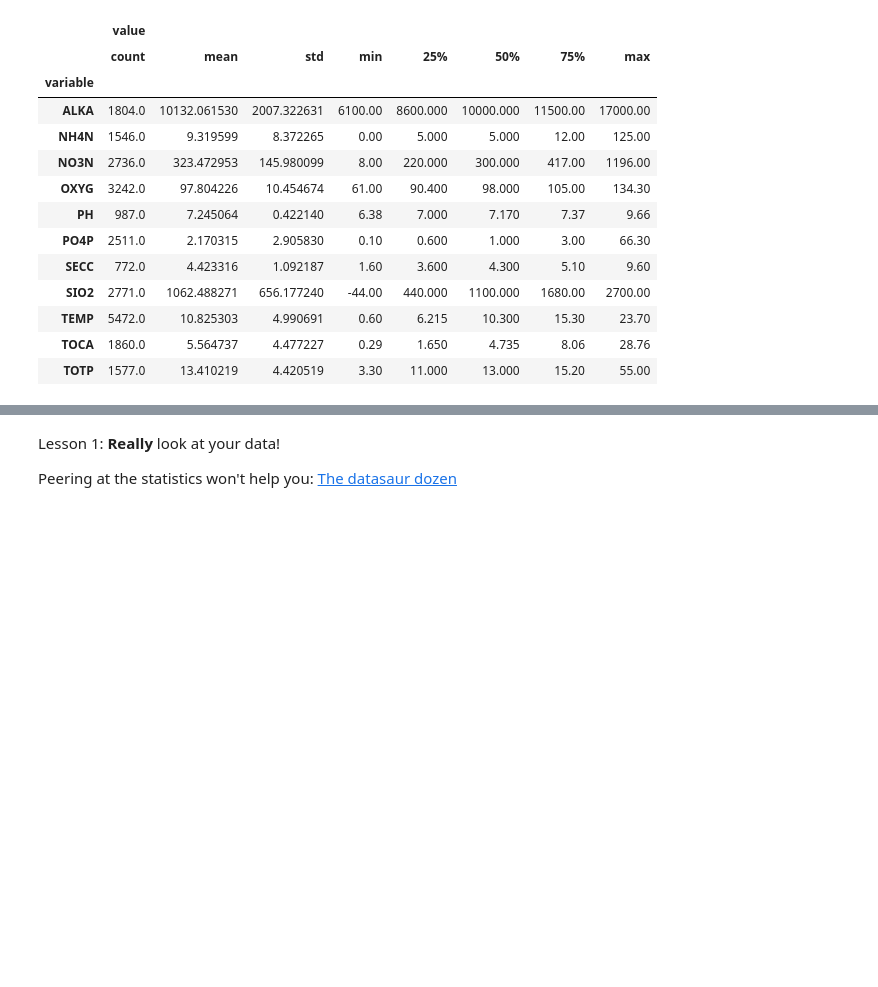
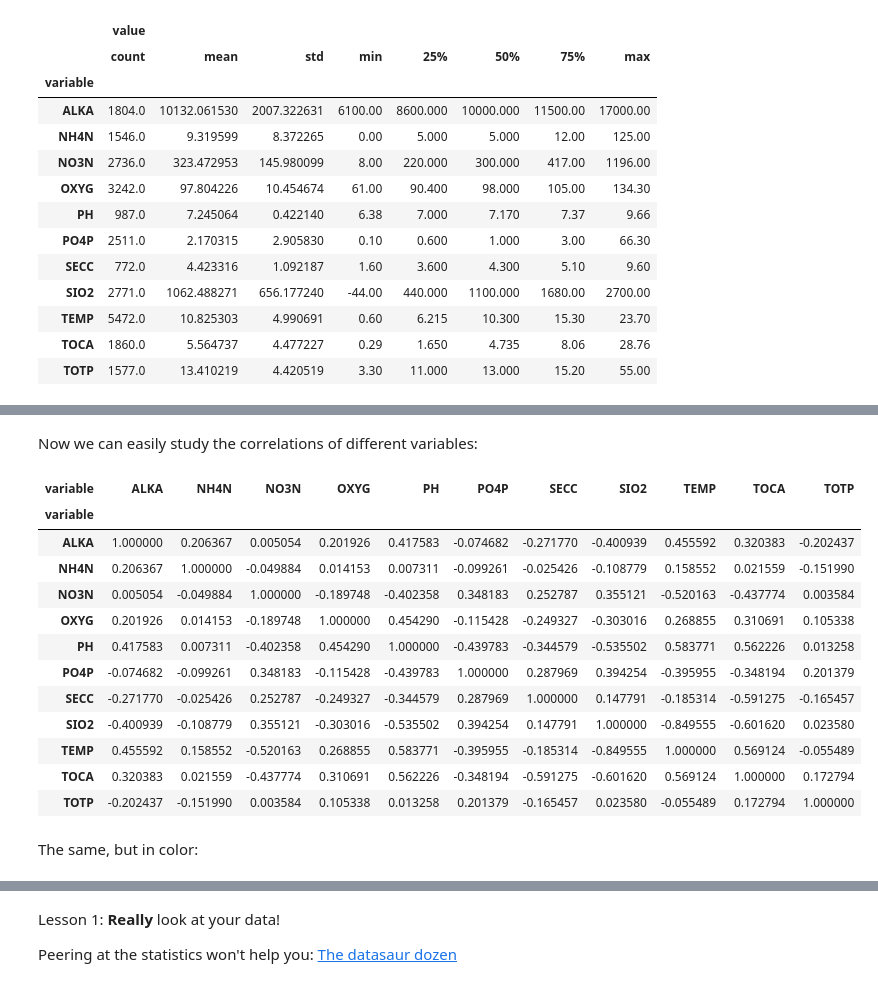
Before and after one commit to maaleske/data-mining-2018, a Jupyter notebook: 01-Introduction.ipynb, the cells around one changed output, grey strips where cells are left out. Cells and saved outputs as stored; diff of their text form; code cells hidden in the pictures; blank space fills up the shorter version.

```diff
--- a/01-Introduction.ipynb
+++ b/01-Introduction.ipynb
@@ -101,0 +117,20 @@ temps.tail()
+# %% [markdown]
+Now we can easily study the correlations of different variables:
+# %%
+data.corr()
+# %% [output]
+| variable | ALKA | NH4N | NO3N | OXYG | PH | PO4P | SECC | SIO2 | TEMP | TOCA | TOTP |
+| variable |  |  |  |  |  |  |  |  |  |  |  |
+| ALKA | 1.000000 | 0.206367 | 0.005054 | 0.201926 | 0.417583 | -0.074682 | -0.271770 | -0.400939 | 0.455592 | 0.320383 | -0.202437 |
+| NH4N | 0.206367 | 1.000000 | -0.049884 | 0.014153 | 0.007311 | -0.099261 | -0.025426 | -0.108779 | 0.158552 | 0.021559 | -0.151990 |
+| NO3N | 0.005054 | -0.049884 | 1.000000 | -0.189748 | -0.402358 | 0.348183 | 0.252787 | 0.355121 | -0.520163 | -0.437774 | 0.003584 |
+| OXYG | 0.201926 | 0.014153 | -0.189748 | 1.000000 | 0.454290 | -0.115428 | -0.249327 | -0.303016 | 0.268855 | 0.310691 | 0.105338 |
+| PH | 0.417583 | 0.007311 | -0.402358 | 0.454290 | 1.000000 | -0.439783 | -0.344579 | -0.535502 | 0.583771 | 0.562226 | 0.013258 |
+| PO4P | -0.074682 | -0.099261 | 0.348183 | -0.115428 | -0.439783 | 1.000000 | 0.287969 | 0.394254 | -0.395955 | -0.348194 | 0.201379 |
+| SECC | -0.271770 | -0.025426 | 0.252787 | -0.249327 | -0.344579 | 0.287969 | 1.000000 | 0.147791 | -0.185314 | -0.591275 | -0.165457 |
+| SIO2 | -0.400939 | -0.108779 | 0.355121 | -0.303016 | -0.535502 | 0.394254 | 0.147791 | 1.000000 | -0.849555 | -0.601620 | 0.023580 |
+| TEMP | 0.455592 | 0.158552 | -0.520163 | 0.268855 | 0.583771 | -0.395955 | -0.185314 | -0.849555 | 1.000000 | 0.569124 | -0.055489 |
+| TOCA | 0.320383 | 0.021559 | -0.437774 | 0.310691 | 0.562226 | -0.348194 | -0.591275 | -0.601620 | 0.569124 | 1.000000 | 0.172794 |
+| TOTP | -0.202437 | -0.151990 | 0.003584 | 0.105338 | 0.013258 | 0.201379 | -0.165457 | 0.023580 | -0.055489 | 0.172794 | 1.000000 |
+# %% [markdown]
+The same, but in color:
```
Also changed, not shown: parts of 21 cells of this notebook, 4 other files.
